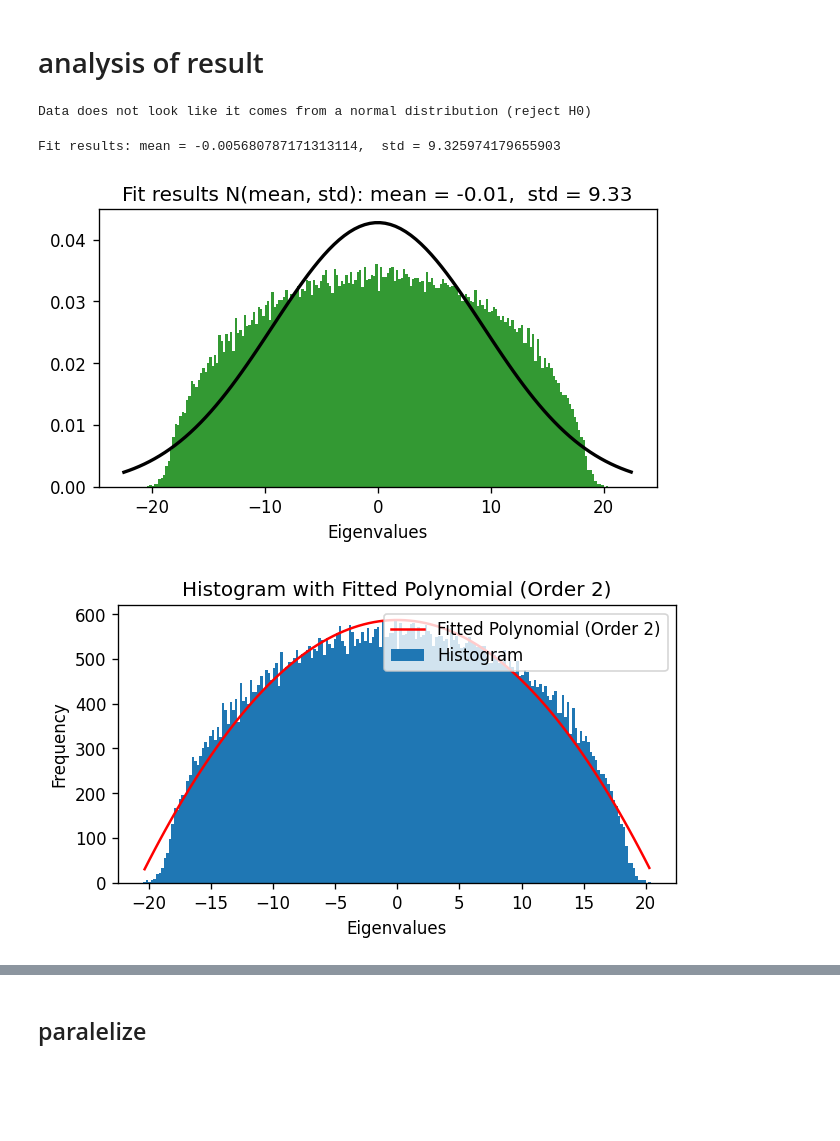
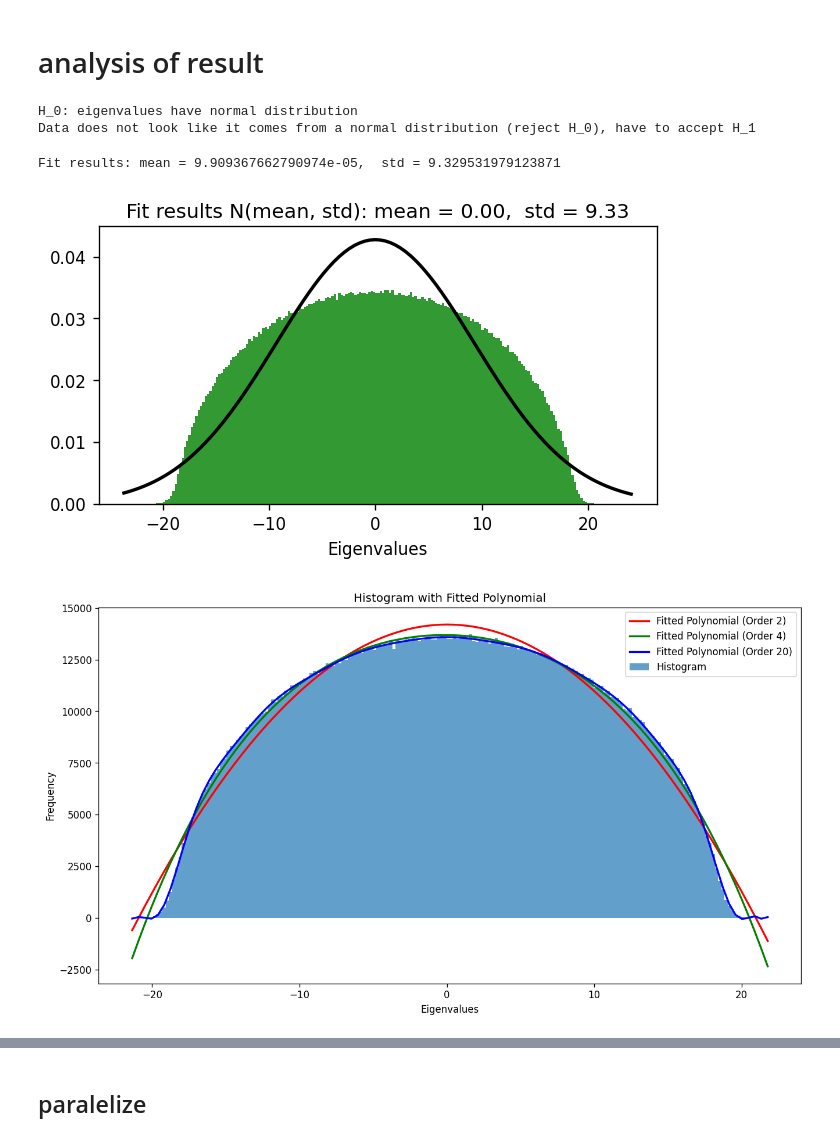
Before and after one commit to aleksejalex/temp_rndmtx, a Jupyter notebook: TNM_lec1.ipynb, the cells around one changed output, grey strips where cells are left out. Cells and saved outputs as stored; diff of their text form; code cells hidden in the pictures; blank space fills up the shorter version.

```diff
--- a/TNM_lec1.ipynb
+++ b/TNM_lec1.ipynb
@@ -88,5 +92,5 @@ for _ in range(2):
 # %%
-num_of_experiments = 1000
+num_of_experiments = 100000
 num_of_dims_of_mtx = 80
 results = []
 for i in range(num_of_experiments):
@@ -124,6 +125,7 @@ plt.show()
 # analysis of result
 # %%
 # is it normal distribution?
+print(f'H_0: eigenvalues have normal distribution')
 # Perform the Shapiro-Wilk test
 from scipy.stats import shapiro
 statistic, p_value = shapiro(results)
@@ -131,9 +133,10 @@ statistic, p_value = shapiro(results)
 if p_value > 0.05:   # Check if the p-value is less than the significance level
     print("Data looks like it comes from a normal distribution (fail to reject H_0, have to accept H_0)")
 else:
-    print("Data does not look like it comes from a normal distribution (reject H_0)")
+    print("Data does not look like it comes from a normal distribution (reject H_0), have to accept H_1")
 # %% [output]
-Data does not look like it comes from a normal distribution (reject H0)
+H_0: eigenvalues have normal distribution
+Data does not look like it comes from a normal distribution (reject H_0), have to accept H_1
 # %%
 import numpy as np
 from scipy.stats import norm
@@ -145,7 +148,7 @@ data = np.array(data)
 mean, std = norm.fit(data, method='mle')
 # %%
 plt.figure(figsize=(6,3), dpi=120)
-plt.hist(data, bins=200, density=True, alpha=0.8, color='g')
+plt.hist(data, bins=200, density=True, alpha=0.8, color='green')
 #sbn.histplot(data, kde=False)
 
 xmin, xmax = plt.xlim()
@@ -162,39 +165,46 @@ plt.xlabel("Eigenvalues")
 plt.savefig('temp4.png', dpi=300)
 plt.show()
 # %% [output]
-Fit results: mean = -0.005680787171313114,  std = 9.325974179655903
+Fit results: mean = 9.909367662790974e-05,  std = 9.329531979123871
-[figure, old version]
+[figure, new version]
 # %%
-import numpy as np
-import matplotlib.pyplot as plt
-
-# Step 1: Generate some sample data (replace this with your own data)
-data = np.random.normal(0, 1, 10000)  # Example: 1000 normally distributed random numbers
 data = results
 
-# Step 2: Create a histogram
+# Create a histogram
 hist, bin_edges = np.histogram(data, bins=200)  # You can adjust the number of bins
 
 # Calculate bin centers for x values
 bin_centers = (bin_edges[1:] + bin_edges[:-1]) / 2
 
-# Step 3: Fit a polynomial function (polynomial of order k) to the histogram data
-k = 2  # Replace with your desired polynomial order
-coefficients = np.polyfit(bin_centers, hist, k)
+# Fit a polynomial of order k to the histogram data
+coefficients2 = np.polyfit(bin_centers, hist, 2)
+coefficients3 = np.polyfit(bin_centers, hist, 3)
+coefficients4 = np.polyfit(bin_centers, hist, 4)
+coefficients5 = np.polyfit(bin_centers, hist, 20)
 
 # Create a polynomial function based on the coefficients
-fitted_poly = np.poly1d(coefficients)
+fitted_poly2 = np.poly1d(coefficients2)
+fitted_poly3 = np.poly1d(coefficients3)
+fitted_poly4 = np.poly1d(coefficients4)
+fitted_poly5 = np.poly1d(coefficients5)
 
-# Step 4: Plot the histogram and the fitted polynomial
-plt.figure(figsize=(6,3), dpi=120)
-plt.bar(bin_centers, hist, width=bin_edges[1] - bin_edges[0], align='center', label='Histogram')
-#plt.hist(data, bins=200)
+# Plotting
+plt.figure(figsize=(13,7), dpi=120)
+plt.bar(bin_centers, hist, width=bin_edges[1] - bin_edges[0], align='center', alpha=0.7, label='Histogram')
 x_range = np.linspace(min(bin_centers), max(bin_centers), 100)  # Generate x values for the fitted polynomial
-plt.plot(x_range, fitted_poly(x_range), 'r-', label=f'Fitted Polynomial (Order {k})')
+plt.plot(x_range, fitted_poly2(x_range),'r', label=f'Fitted Polynomial (Order {2})', linewidth=2)
+#plt.plot(x_range, fitted_poly3(x_range),'y', label=f'Fitted Polynomial (Order {3})', linewidth=2)
+plt.plot(x_range, fitted_poly4(x_range),'g', label=f'Fitted Polynomial (Order {4})', linewidth=2)
+plt.plot(x_range, fitted_poly5(x_range),'b', label=f'Fitted Polynomial (Order {20})', linewidth=2)
+#plt.plot(x_range, fitted_poly2(x_range),'r*', label=f'Fitted Polynomial (Order {2})')
+#plt.plot(x_range, fitted_poly3(x_range),'g*', label=f'Fitted Polynomial (Order {3})')
+#plt.plot(x_range, fitted_poly4(x_range),'b*', label=f'Fitted Polynomial (Order {4})')
+#plt.plot(x_range, fitted_poly5(x_range),'y*', label=f'Fitted Polynomial (Order {5})')
 plt.xlabel('Eigenvalues')
 plt.ylabel('Frequency')
 plt.legend()
-plt.title(f'Histogram with Fitted Polynomial (Order {k})')
+plt.title(f'Histogram with Fitted Polynomial')
+plt.savefig('polyfits_80_about2mils_of_numbers.png', dpi=300)
 plt.show()
 # %% [output]
-[figure, old version]
+[figure, new version]
```
Also changed, not shown: parts of 21 cells of this notebook.
